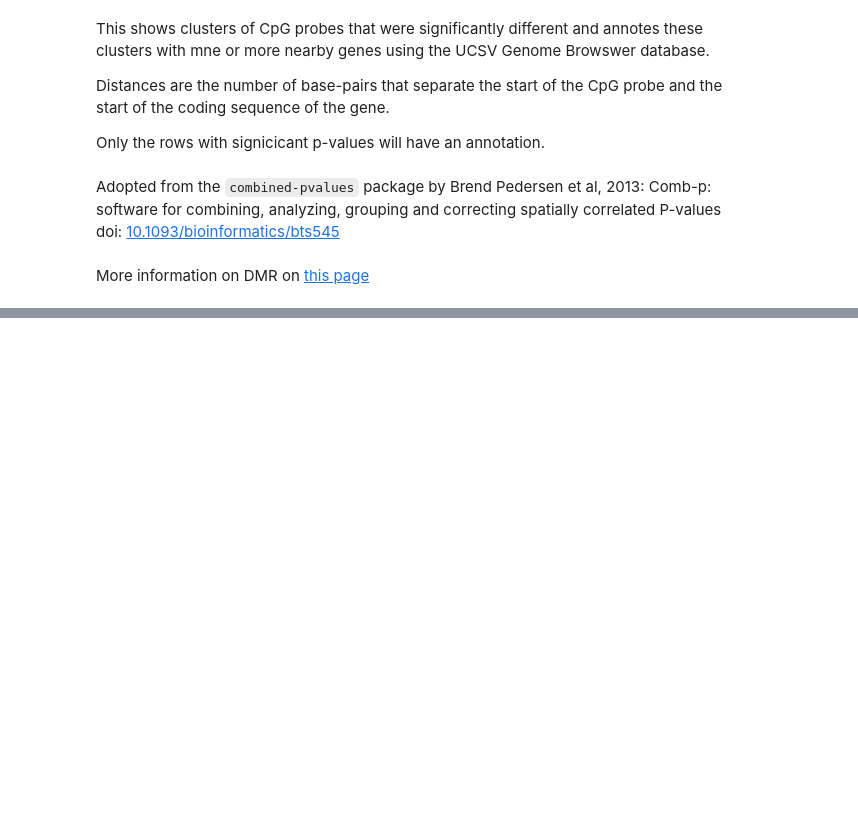
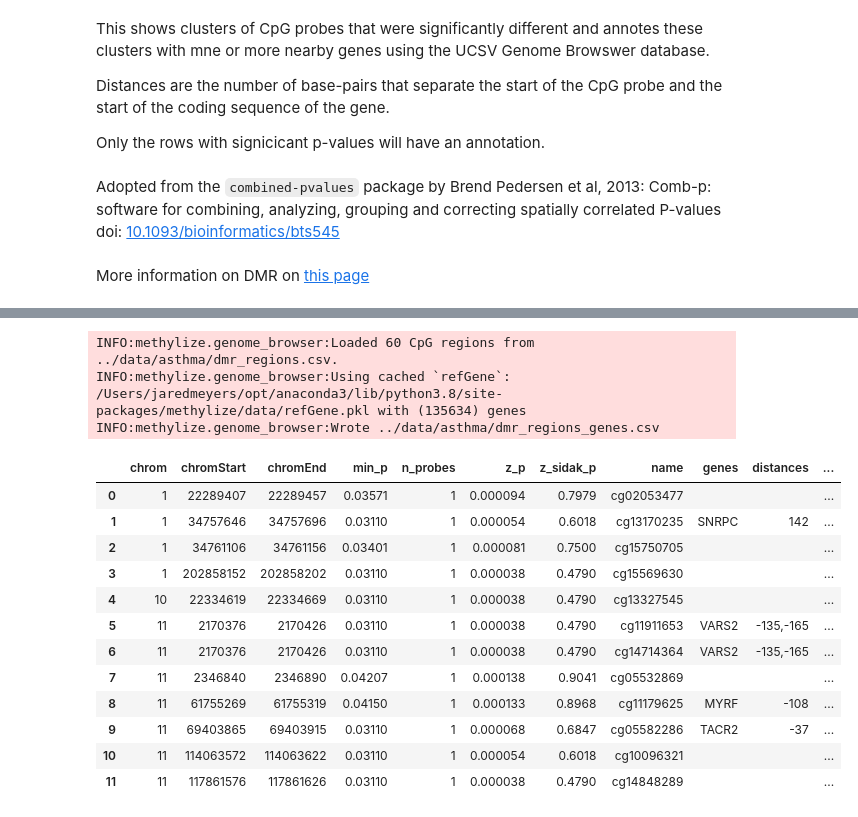
Before and after one commit to FoxoTech/methylize, a Jupyter notebook: docs/methylize_tutorial.ipynb, the cells around one changed output, grey strips where cells are left out. Drawn from its saved outputs; the diff is of its cells as text; code cells hidden in the pictures; blank space fills up the shorter version.

```diff
--- a/docs/methylize_tutorial.ipynb
+++ b/docs/methylize_tutorial.ipynb
@@ -295,0 +322,21 @@ More information on DMR on [this page](https://life-epigenetics-methylize.readth
+# %%
+reg = pd.read_csv('../data/asthma/dmr_regions.csv')
+genes = methylize.fetch_genes('../data/asthma/dmr_regions.csv')
+genes.head(12)
+# %% [output]
+INFO:methylize.genome_browser:Loaded 60 CpG regions from ../data/asthma/dmr_regions.csv.
+INFO:methylize.genome_browser:Using cached `refGene`: /Users/jaredmeyers/opt/anaconda3/lib/python3.8/site-packages/methylize/data/refGene.pkl with (135634) genes
+INFO:methylize.genome_browser:Wrote ../data/asthma/dmr_regions_genes.csv
+|  | chrom | chromStart | chromEnd | min_p | n_probes | z_p | z_sidak_p | name | genes | distances | ... |
+| 0 | 1 | 22289407 | 22289457 | 0.03571 | 1 | 0.000094 | 0.7979 | cg02053477 |  |  | ... |
+| 1 | 1 | 34757646 | 34757696 | 0.03110 | 1 | 0.000054 | 0.6018 | cg13170235 | SNRPC | 142 | ... |
+| 2 | 1 | 34761106 | 34761156 | 0.03401 | 1 | 0.000081 | 0.7500 | cg15750705 |  |  | ... |
+| 3 | 1 | 202858152 | 202858202 | 0.03110 | 1 | 0.000038 | 0.4790 | cg15569630 |  |  | ... |
+| 4 | 10 | 22334619 | 22334669 | 0.03110 | 1 | 0.000038 | 0.4790 | cg13327545 |  |  | ... |
+| 5 | 11 | 2170376 | 2170426 | 0.03110 | 1 | 0.000038 | 0.4790 | cg11911653 | VARS2 | -135,-165 | ... |
+| 6 | 11 | 2170376 | 2170426 | 0.03110 | 1 | 0.000038 | 0.4790 | cg14714364 | VARS2 | -135,-165 | ... |
+| 7 | 11 | 2346840 | 2346890 | 0.04207 | 1 | 0.000138 | 0.9041 | cg05532869 |  |  | ... |
+| 8 | 11 | 61755269 | 61755319 | 0.04150 | 1 | 0.000133 | 0.8968 | cg11179625 | MYRF | -108 | ... |
+| 9 | 11 | 69403865 | 69403915 | 0.03110 | 1 | 0.000068 | 0.6847 | cg05582286 | TACR2 | -37 | ... |
+| 10 | 11 | 114063572 | 114063622 | 0.03110 | 1 | 0.000054 | 0.6018 | cg10096321 |  |  | ... |
+| 11 | 11 | 117861576 | 117861626 | 0.03110 | 1 | 0.000038 | 0.4790 | cg14848289 |  |  | ... |
```
Also changed, not shown: parts of 8 cells of this notebook.
